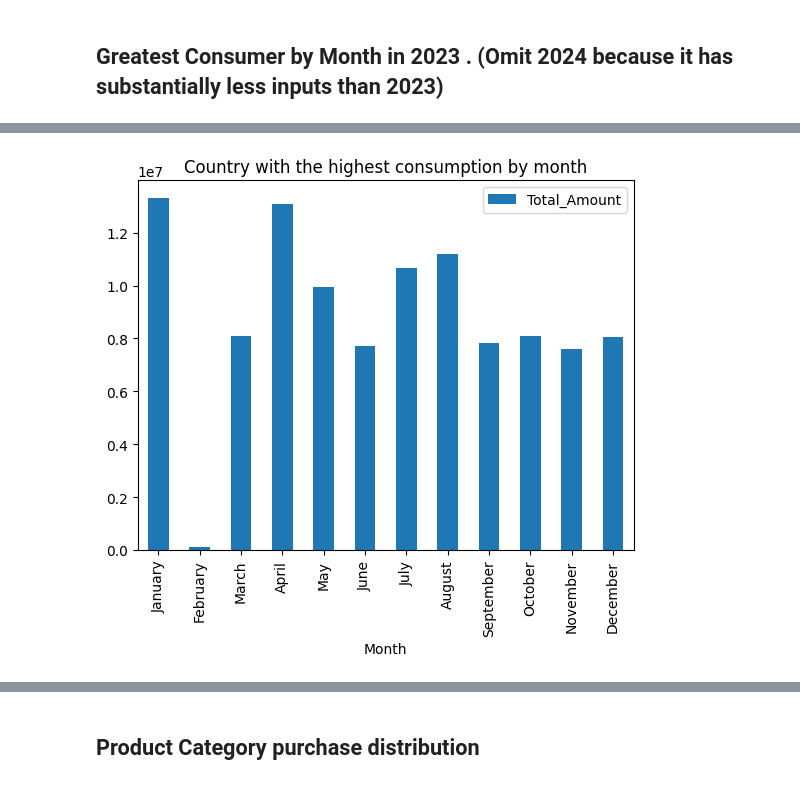
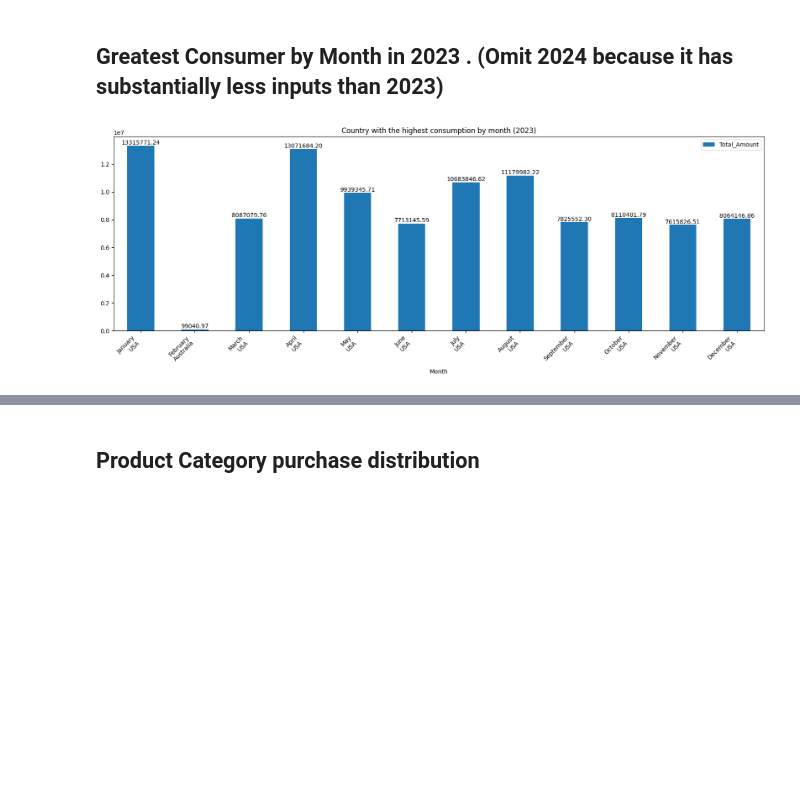
Before and after one commit to JohnnyLiang-OTU/retail_analysis, a Jupyter notebook: main.ipynb, the cells around one changed output, grey strips where cells are left out. Cells and saved outputs as stored; diff of their text form; code cells hidden in the pictures; blank space fills up the shorter version.

```diff
--- a/main.ipynb
+++ b/main.ipynb
@@ -217,14 +232,20 @@ plt.show()
 # %%
 month_order = ['January', 'February', 'March', 'April', 'May', 'June',
                'July', 'August', 'September', 'October', 'November', 'December']
 data2023 = df[df['Year'] == 2023]
 monthly_consumption = data2023.groupby(['Month', 'Country'])['Total_Amount'].sum().reset_index()
 max_consumers = monthly_consumption.loc[monthly_consumption.groupby('Month')['Total_Amount'].idxmax()]
 max_consumers['Month'] = pd.Categorical(max_consumers['Month'], categories=month_order, ordered=True)
 max_consumers = max_consumers.sort_values('Month')
+ax = max_consumers.plot(kind='bar', x='Month', y='Total_Amount', title='Country with the highest consumption by month (2023)', figsize=(20, 6))
+plt.xticks(range(len(max_consumers)),
+           [f"{row['Month']}\n{row['Country']}" for _, row in max_consumers.iterrows()],
+           rotation=45, ha='right')
+for container in ax.containers:
+    ax.bar_label(container, fmt='%.2f')
+plt.show()
+plt.show()
 print(max_consumers)
-
-max_consumers.plot(kind='bar', x='Month', y='Total_Amount', title='Country with the highest consumption by month')
-plt.show()
 # %% [output]
+[figure, new version]
         Month    Country  Total_Amount
@@ -243 +263,0 @@ plt.show()
-[figure, old version]
```
Also changed, not shown: parts of 7 cells of this notebook, 4 other files.
